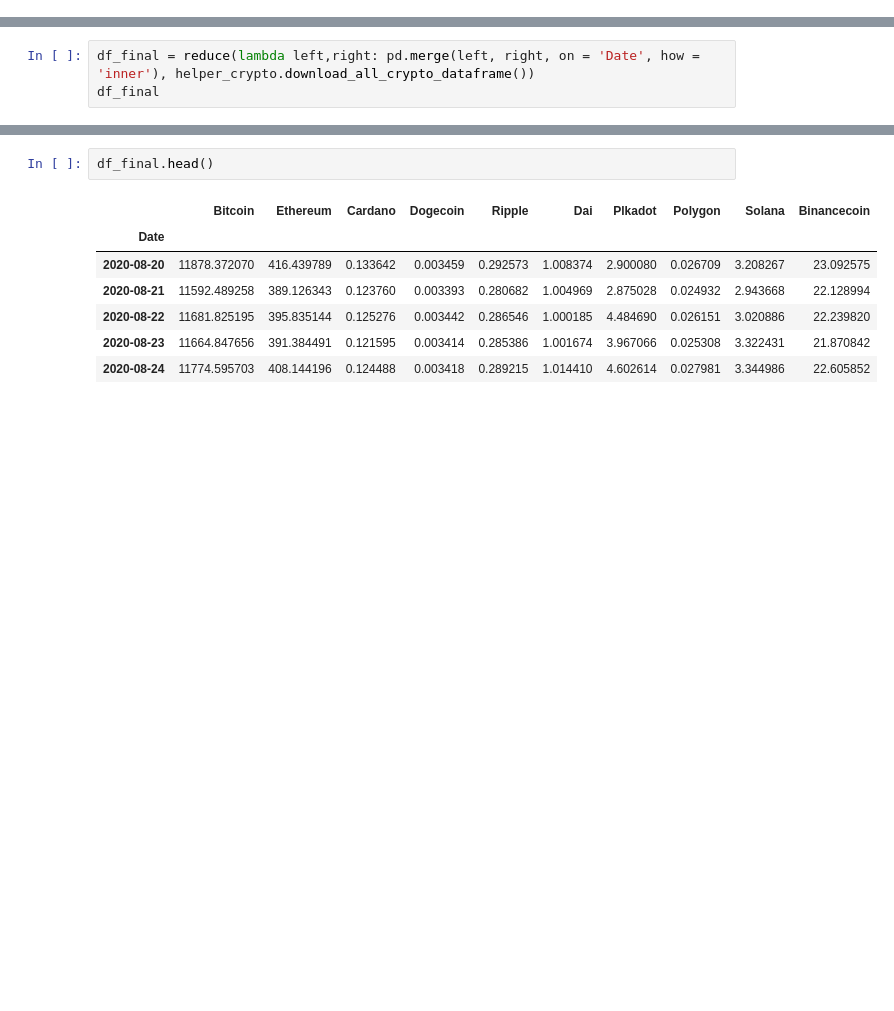
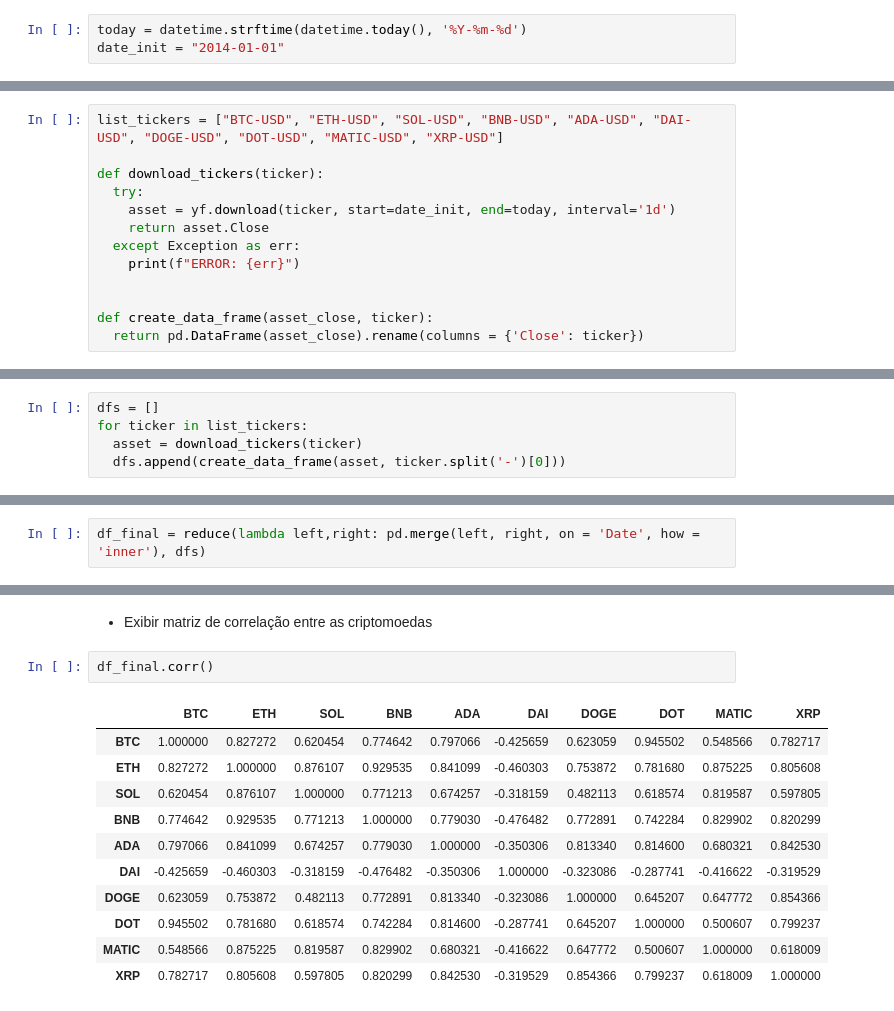
Before and after one commit to fabriciocovalesci/tcc_predict_crypto, a Jupyter notebook: model_predict/predict_crypto/EDA/correlation/correlation.ipynb, the cells around one changed output, grey strips where cells are left out. Drawn from its saved outputs; the diff is of its cells as text; blank space fills up the shorter version.

```diff
--- a/model_predict/predict_crypto/EDA/correlation/correlation.ipynb
+++ b/model_predict/predict_crypto/EDA/correlation/correlation.ipynb
@@ -66,0 +80,3 @@ helper_crypto = Helper()
+# %%
+today = datetime.strftime(datetime.today(), '%Y-%m-%d')
+date_init = "2014-01-01"
@@ -66,0 +86,13 @@ helper_crypto = Helper()
+# %%
+list_tickers = ["BTC-USD", "ETH-USD", "SOL-USD", "BNB-USD", "ADA-USD", "DAI-USD", "DOGE-USD", "DOT-USD", "MATIC-USD", "XRP-USD"]
+
+def download_tickers(ticker):
+  try:
+    asset = yf.download(ticker, start=date_init, end=today, interval='1d')
+    return asset.Close
+  except Exception as err:
+    print(f"ERROR: {err}")
+
+
+def create_data_frame(asset_close, ticker):
+  return pd.DataFrame(asset_close).rename(columns = {'Close': ticker})
@@ -66,0 +101,5 @@ helper_crypto = Helper()
+# %%
+dfs = []
+for ticker in list_tickers:
+  asset = download_tickers(ticker)
+  dfs.append(create_data_frame(asset, ticker.split('-')[0]))
@@ -67,3 +119,2 @@ helper_crypto = Helper()
 # %%
-df_final = reduce(lambda left,right: pd.merge(left, right, on = 'Date', how = 'inner'), helper_crypto.download_all_crypto_dataframe())
-df_final
+df_final = reduce(lambda left,right: pd.merge(left, right, on = 'Date', how = 'inner'), dfs)
@@ -97,10 +137,16 @@ assert df_final.isnull().sum().sum() == 0
+# %% [markdown]
+- Exibir matriz de correlação entre as criptomoedas
 # %%
-df_final.head()
+df_final.corr()
 # %% [output]
-|  | Bitcoin | Ethereum | Cardano | Dogecoin | Ripple | Dai | Plkadot | Polygon | Solana | Binancecoin |
-| Date |  |  |  |  |  |  |  |  |  |  |
-| 2020-08-20 | 11878.372070 | 416.439789 | 0.133642 | 0.003459 | 0.292573 | 1.008374 | 2.900080 | 0.026709 | 3.208267 | 23.092575 |
-| 2020-08-21 | 11592.489258 | 389.126343 | 0.123760 | 0.003393 | 0.280682 | 1.004969 | 2.875028 | 0.024932 | 2.943668 | 22.128994 |
-| 2020-08-22 | 11681.825195 | 395.835144 | 0.125276 | 0.003442 | 0.286546 | 1.000185 | 4.484690 | 0.026151 | 3.020886 | 22.239820 |
-| 2020-08-23 | 11664.847656 | 391.384491 | 0.121595 | 0.003414 | 0.285386 | 1.001674 | 3.967066 | 0.025308 | 3.322431 | 21.870842 |
-| 2020-08-24 | 11774.595703 | 408.144196 | 0.124488 | 0.003418 | 0.289215 | 1.014410 | 4.602614 | 0.027981 | 3.344986 | 22.605852 |
+|  | BTC | ETH | SOL | BNB | ADA | DAI | DOGE | DOT | MATIC | XRP |
+| BTC | 1.000000 | 0.827272 | 0.620454 | 0.774642 | 0.797066 | -0.425659 | 0.623059 | 0.945502 | 0.548566 | 0.782717 |
+| ETH | 0.827272 | 1.000000 | 0.876107 | 0.929535 | 0.841099 | -0.460303 | 0.753872 | 0.781680 | 0.875225 | 0.805608 |
+| SOL | 0.620454 | 0.876107 | 1.000000 | 0.771213 | 0.674257 | -0.318159 | 0.482113 | 0.618574 | 0.819587 | 0.597805 |
+| BNB | 0.774642 | 0.929535 | 0.771213 | 1.000000 | 0.779030 | -0.476482 | 0.772891 | 0.742284 | 0.829902 | 0.820299 |
+| ADA | 0.797066 | 0.841099 | 0.674257 | 0.779030 | 1.000000 | -0.350306 | 0.813340 | 0.814600 | 0.680321 | 0.842530 |
+| DAI | -0.425659 | -0.460303 | -0.318159 | -0.476482 | -0.350306 | 1.000000 | -0.323086 | -0.287741 | -0.416622 | -0.319529 |
+| DOGE | 0.623059 | 0.753872 | 0.482113 | 0.772891 | 0.813340 | -0.323086 | 1.000000 | 0.645207 | 0.647772 | 0.854366 |
+| DOT | 0.945502 | 0.781680 | 0.618574 | 0.742284 | 0.814600 | -0.287741 | 0.645207 | 1.000000 | 0.500607 | 0.799237 |
+| MATIC | 0.548566 | 0.875225 | 0.819587 | 0.829902 | 0.680321 | -0.416622 | 0.647772 | 0.500607 | 1.000000 | 0.618009 |
+| XRP | 0.782717 | 0.805608 | 0.597805 | 0.820299 | 0.842530 | -0.319529 | 0.854366 | 0.799237 | 0.618009 | 1.000000 |
```
Also changed, not shown: parts of 31 cells of this notebook.
